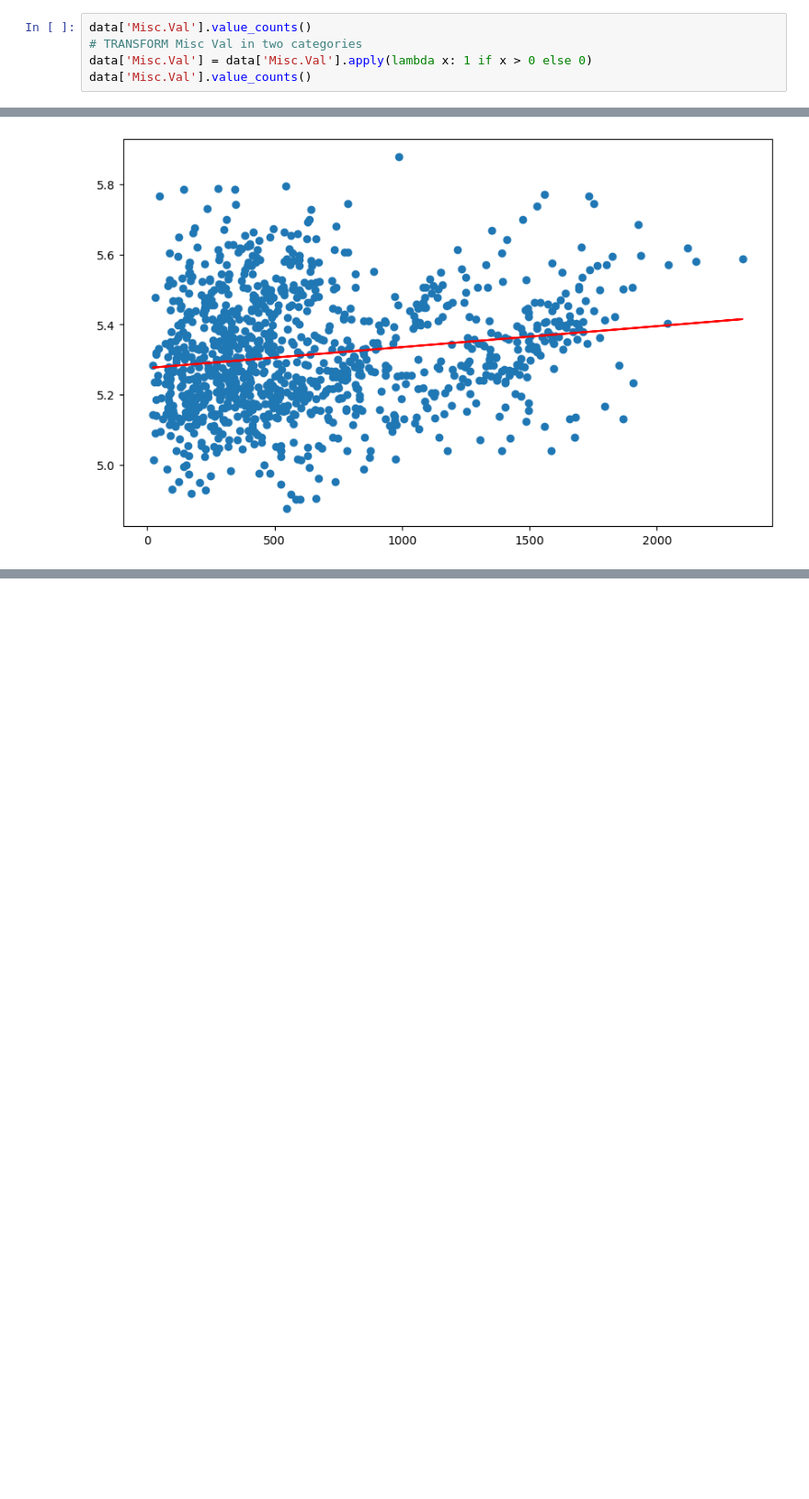
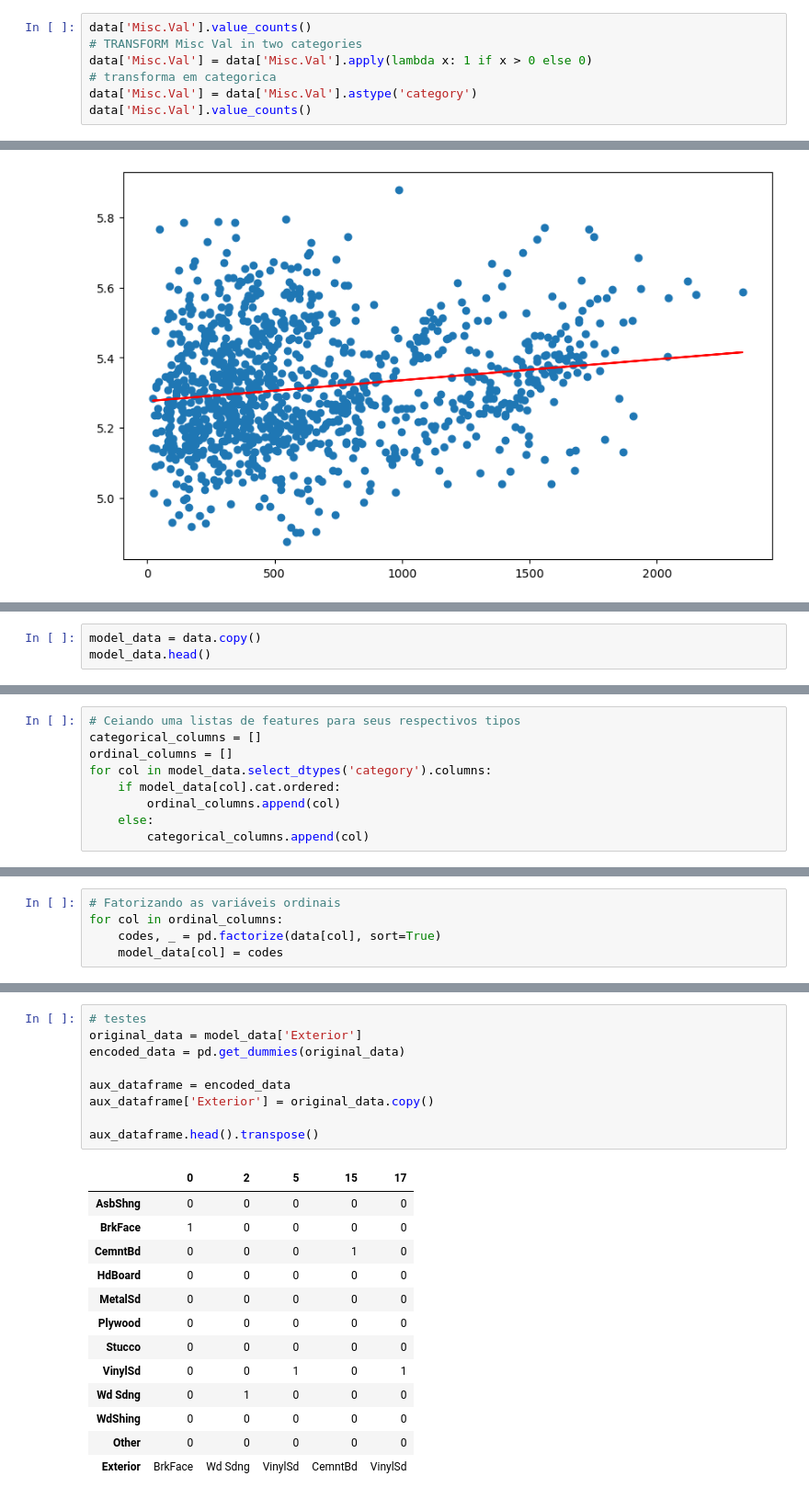
Before and after one commit to RodrigoAnciaes/projeto1-ml-ames-mlops, a Jupyter notebook: notebooks/projeto1-feature-eng.ipynb, the cells around one changed output, grey strips where cells are left out. Shown at 92% size. Saved outputs shown, nothing was run; the diff lists cells and outputs as text; blank space fills up the shorter version.

```diff
--- a/notebooks/projeto1-feature-eng.ipynb
+++ b/notebooks/projeto1-feature-eng.ipynb
@@ -227,6 +246,8 @@ Name: Enclosed.Porch, dtype: int64
 data['Misc.Val'].value_counts()
 # TRANSFORM Misc Val in two categories
 data['Misc.Val'] = data['Misc.Val'].apply(lambda x: 1 if x > 0 else 0)
+# transforma em categorica
+data['Misc.Val'] = data['Misc.Val'].astype('category')
 data['Misc.Val'].value_counts()
 # %% [output]
 0    1125
@@ -294,0 +322,3 @@ data.isna().sum().sum()
+# %%
+model_data = data.copy()
+model_data.head()
@@ -294,0 +333,9 @@ data.isna().sum().sum()
+# %%
+# Ceiando uma listas de features para seus respectivos tipos
+categorical_columns = []
+ordinal_columns = []
+for col in model_data.select_dtypes('category').columns:
+    if model_data[col].cat.ordered:
+        ordinal_columns.append(col)
+    else:
+        categorical_columns.append(col)
@@ -294,0 +383,5 @@ data.isna().sum().sum()
+# %%
+# Fatorizando as variáveis ordinais
+for col in ordinal_columns:
+    codes, _ = pd.factorize(data[col], sort=True)
+    model_data[col] = codes
@@ -294,0 +441,23 @@ data.isna().sum().sum()
+# %%
+# testes
+original_data = model_data['Exterior']
+encoded_data = pd.get_dummies(original_data)
+
+aux_dataframe = encoded_data
+aux_dataframe['Exterior'] = original_data.copy()
+
+aux_dataframe.head().transpose()
+# %% [output]
+|  | 0 | 2 | 5 | 15 | 17 |
+| AsbShng | 0 | 0 | 0 | 0 | 0 |
+| BrkFace | 1 | 0 | 0 | 0 | 0 |
+| CemntBd | 0 | 0 | 0 | 1 | 0 |
+| HdBoard | 0 | 0 | 0 | 0 | 0 |
+| MetalSd | 0 | 0 | 0 | 0 | 0 |
+| Plywood | 0 | 0 | 0 | 0 | 0 |
+| Stucco | 0 | 0 | 0 | 0 | 0 |
+| VinylSd | 0 | 0 | 1 | 0 | 1 |
+| Wd Sdng | 0 | 1 | 0 | 0 | 0 |
+| WdShing | 0 | 0 | 0 | 0 | 0 |
+| Other | 0 | 0 | 0 | 0 | 0 |
+| Exterior | BrkFace | Wd Sdng | VinylSd | CemntBd | VinylSd |
```
Also changed, not shown: parts of 26 cells of this notebook, 1 other file.
